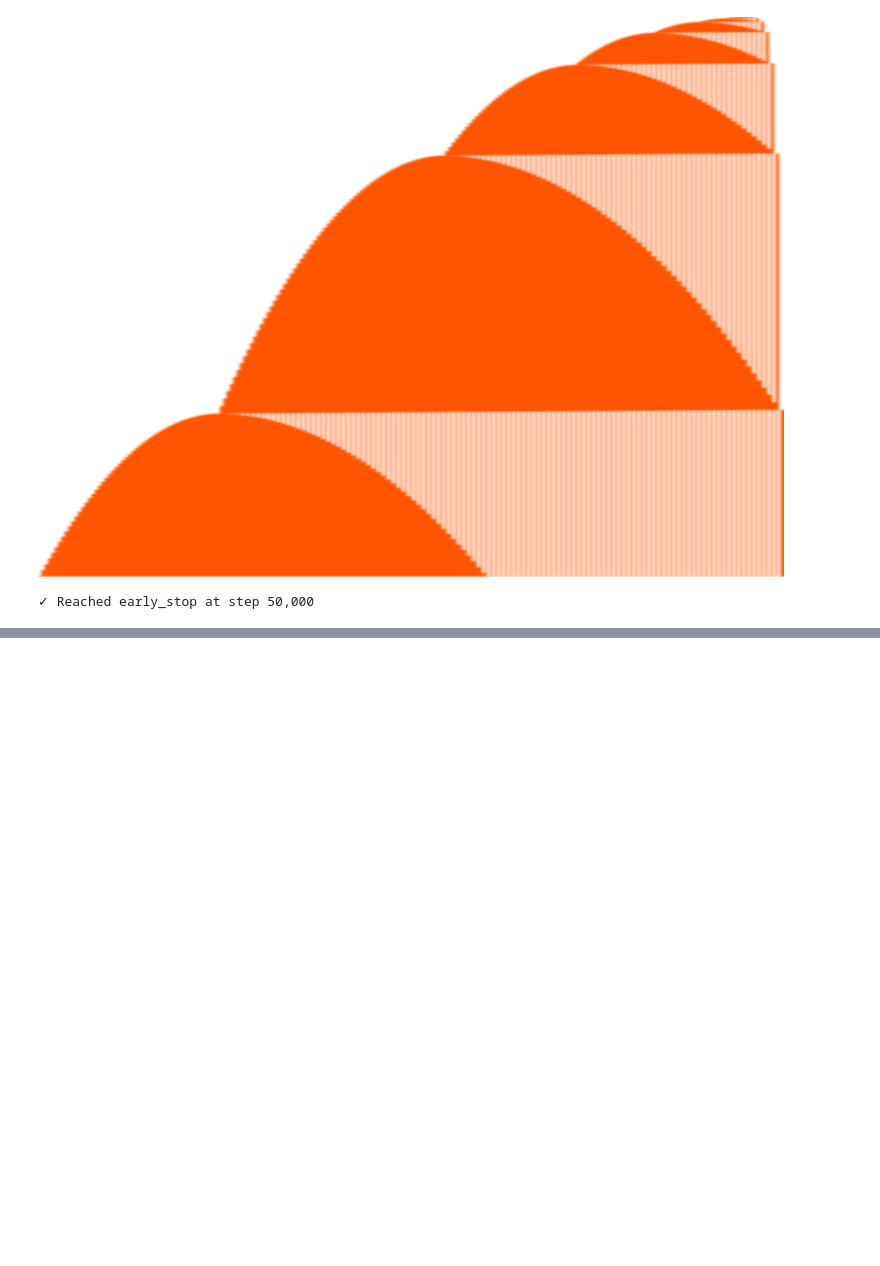
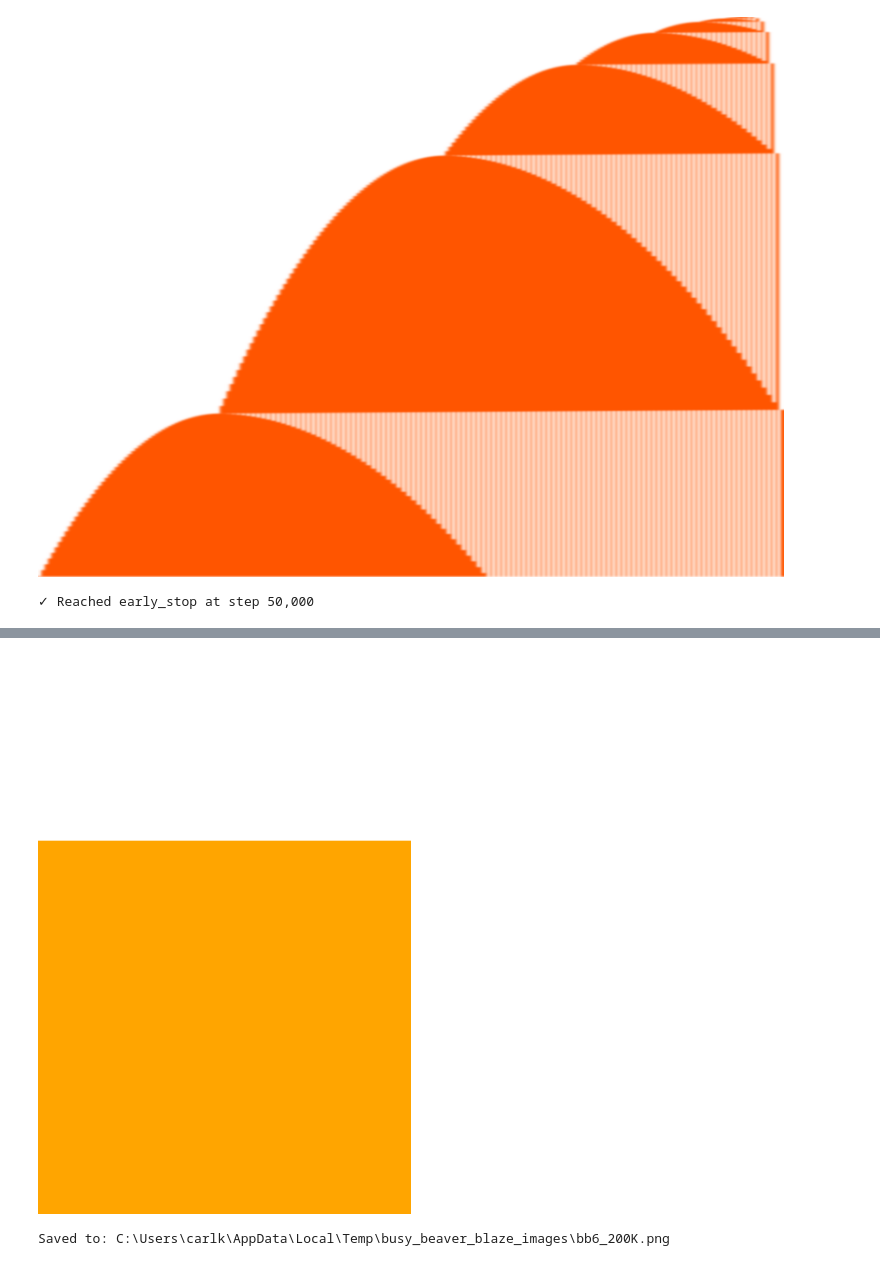
Before and after one commit to CarlKCarlK/busy_beaver_blaze, a Jupyter notebook: notebooks/interactive_visualization.ipynb, the cells around one changed output, grey strips where cells are left out. Saved outputs shown, nothing was run; the diff lists cells and outputs as text; code cells hidden in the pictures; blank space fills up the shorter version.

```diff
--- a/notebooks/interactive_visualization.ipynb
+++ b/notebooks/interactive_visualization.ipynb
@@ -160,0 +82,21 @@ This complements `PngDataIterator` which is better for:
+# %%
+from pathlib import Path
+import tempfile
+from busy_beaver_blaze import Visualizer
+
+out_file = Path(tempfile.gettempdir()) / "busy_beaver_blaze_images" / "bb6_200K.png"
+out_file.parent.mkdir(parents=True, exist_ok=True)
+
+# Create and step the machine to a point of interest
+machine = Visualizer(
+    program="1RB1RC_0LD0RF_1LC1LA_0LE1RH_1LF0RB_0RC0RE",
+)
+# Render the frame and optionally save it to disk
+img = machine.run(early_stop=10) #, out_file=out_file)
+
+# Display the image in the notebook
+display(img)
+print(f"Saved to: {out_file}")
+# %% [output]
+[figure, added]
+Saved to: C:\Users\carlk\AppData\Local\Temp\busy_beaver_blaze_images\bb6_200K.png
```
Also changed, not shown: parts of 15 cells of this notebook, 6 other files.
